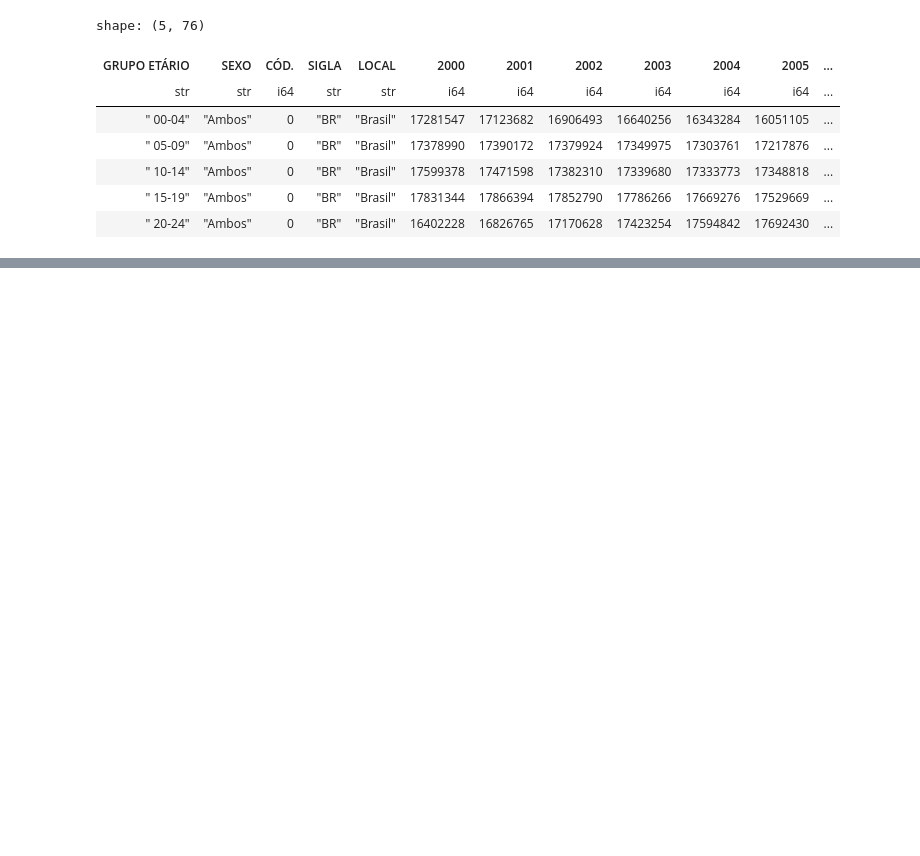
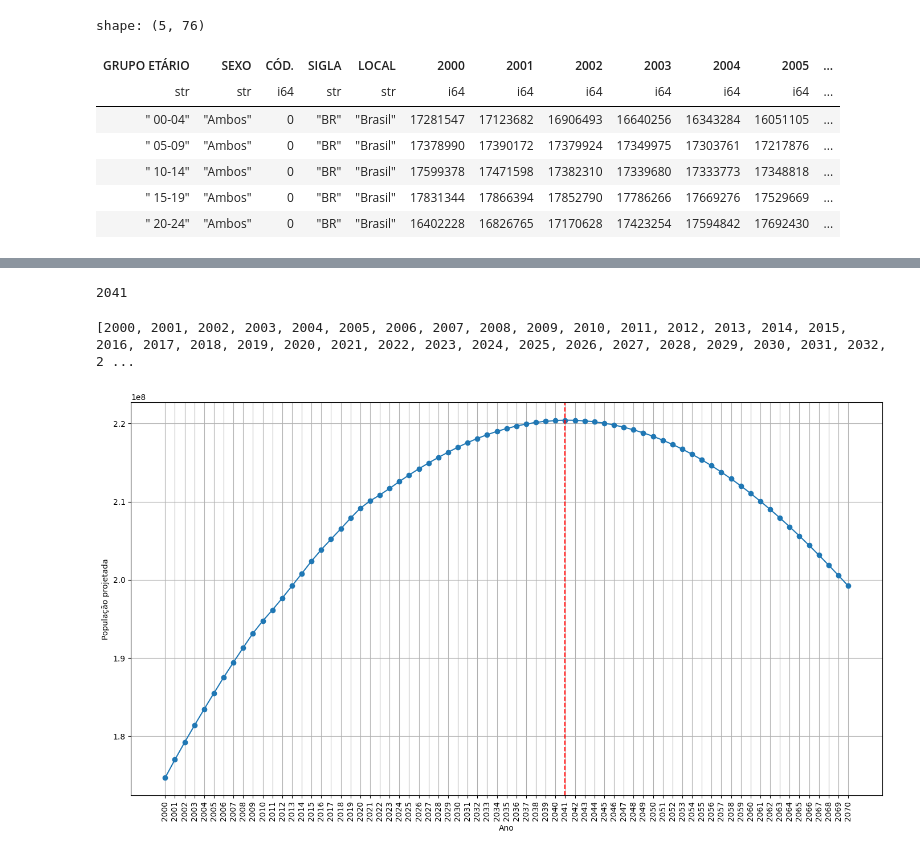
Before and after one commit to LazaroDamasceno/Rascunho-Artigo, a Jupyter notebook: analise_dados/projecao_populacao/projecao_populacao.ipynb, the cells around one changed output, grey strips where cells are left out. Saved outputs shown, nothing was run; the diff lists cells and outputs as text; code cells hidden in the pictures; blank space fills up the shorter version.

Commit message:
Criou a figura projecao_populacao_ano

```diff
--- a/analise_dados/projecao_populacao/projecao_populacao.ipynb
+++ b/analise_dados/projecao_populacao/projecao_populacao.ipynb
@@ -20,0 +67,11 @@ df_original = df_original.filter([
+# %%
+df_ano_tidy = df_ano.unpivot(
+    index='grupo_etario',
+    on=[str(ano) for ano in range(2000, 2071)],
+    variable_name='ano',
+    value_name='populacao_br'
+).with_columns(
+    pl.col('grupo_etario').cast(pl.Categorical),
+    pl.col('ano').cast(pl.Int16),
+    pl.col('populacao_br').cast(pl.Int32)
+)
@@ -20,0 +95,4 @@ df_original = df_original.filter([
+# %%
+df_ano_agrupado = df_ano_tidy.group_by('ano').agg(
+    pl.col('populacao_br').sum()
+).sort('ano')
@@ -20,0 +116,35 @@ df_original = df_original.filter([
+# %%
+ano_pop_pico = df_ano_agrupado.filter(
+    pl.col('populacao_br') == pl.col('populacao_br').max()
+).row(0)[0]
+
+ano_pop_pico
+# %% [output]
+2041
+# %%
+anos = sorted(df_ano_agrupado.select('ano').unique().to_series().to_list())
+
+print(anos)
+# %% [output]
+[2000, 2001, 2002, 2003, 2004, 2005, 2006, 2007, 2008, 2009, 2010, 2011, 2012, 2013, 2014, 2015, 2016, 2017, 2018, 2019, 2020, 2021, 2022, 2023, 2024, 2025, 2026, 2027, 2028, 2029, 2030, 2031, 2032, 2 ...
+# %%
+plt.figure(figsize=(14, 8))
+
+plt.plot(
+    df_ano_agrupado.select('ano'),
+    df_ano_agrupado.select('populacao_br'),
+    marker='o'
+)
+
+plt.grid()
+plt.tick_params('x', rotation=90)
+plt.xticks(anos)
+plt.axvline(ano_pop_pico, color='red', linestyle='--')
+plt.ylabel('População projetada')
+plt.xlabel('Ano')
+
+plt.tight_layout()
+plt.savefig('projecao_populacao_ano.png', dpi=300, bbox_inches='tight')
+plt.show()
+# %% [output]
+[figure, added]
```
Also changed, not shown: parts of 12 cells of this notebook, 1 other file.
